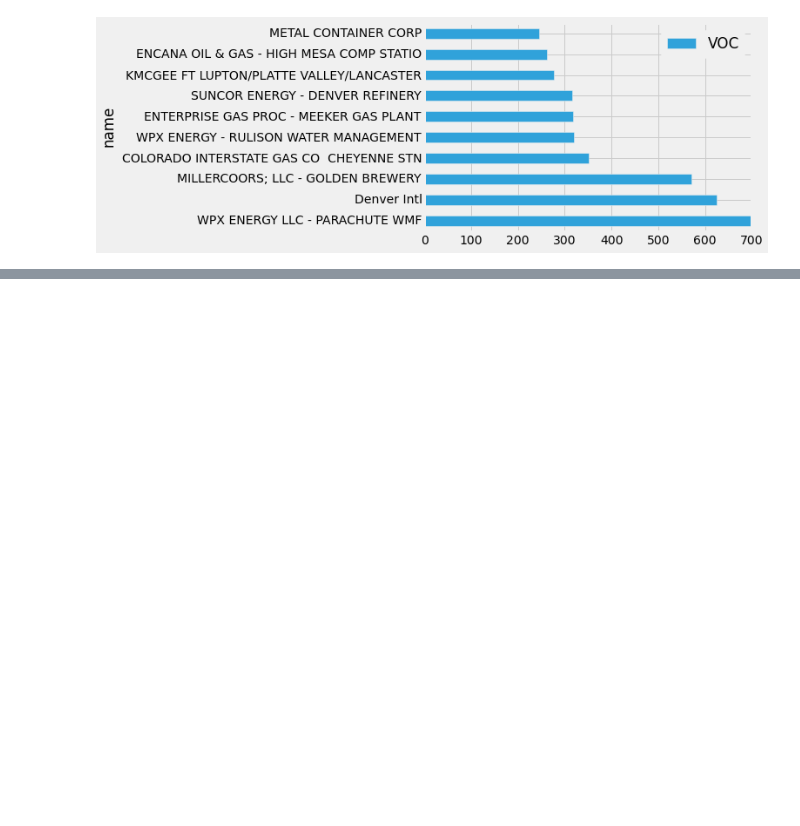
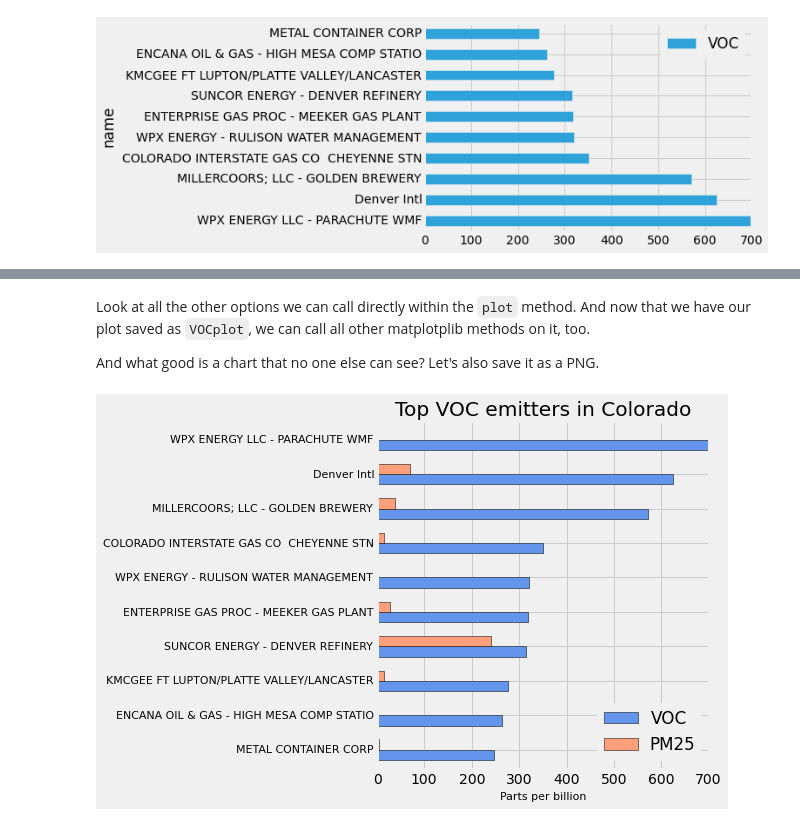
Before and after one commit to robroc/nicar16-visualizing-data-python, a Jupyter notebook: Visualizing data with Python - NICAR16.ipynb, the cells around one changed output, grey strips where cells are left out. Cells and saved outputs as stored; diff of their text form; code cells hidden in the pictures; blank space fills up the shorter version.

```diff
--- a/Visualizing data with Python - NICAR16.ipynb
+++ b/Visualizing data with Python - NICAR16.ipynb
@@ -251,0 +286,20 @@ Look at that! If you want the bars to be sorted from highest to lowest, you just
+# %% [markdown]
+Look at all the other options we can call directly within the `plot` method. And now that we have our plot saved as `VOCplot`, we can call all other matplotplib methods on it, too.
+
+And what good is a chart that no one else can see? Let's also save it as a PNG.
+# %%
+VOCchart = top_VOC.plot(kind="barh", figsize=[9, 6], width=0.6, color=["cornflowerblue", "#FFA07A"], edgecolor="k")
+VOCchart.set_title("Top VOC emitters in Colorado")
+VOCchart.set_xlabel("Parts per billion", fontsize=11)
+
+# Get rid of the y-axis title
+VOCchart.set_ylabel("")
+
+# Make the y-axis labels a bit smaller
+VOCchart.tick_params(axis="y", labelsize=11)
+
+# To save, we'll first call the tight_layout method to ensure nothing gets cut off.
+plt.tight_layout()
+#plt.savefig("VOC_chart.png", dpi=160)
+# %% [output]
+[figure, added]
```
Also changed, not shown: parts of 7 cells of this notebook, 1 other file.
